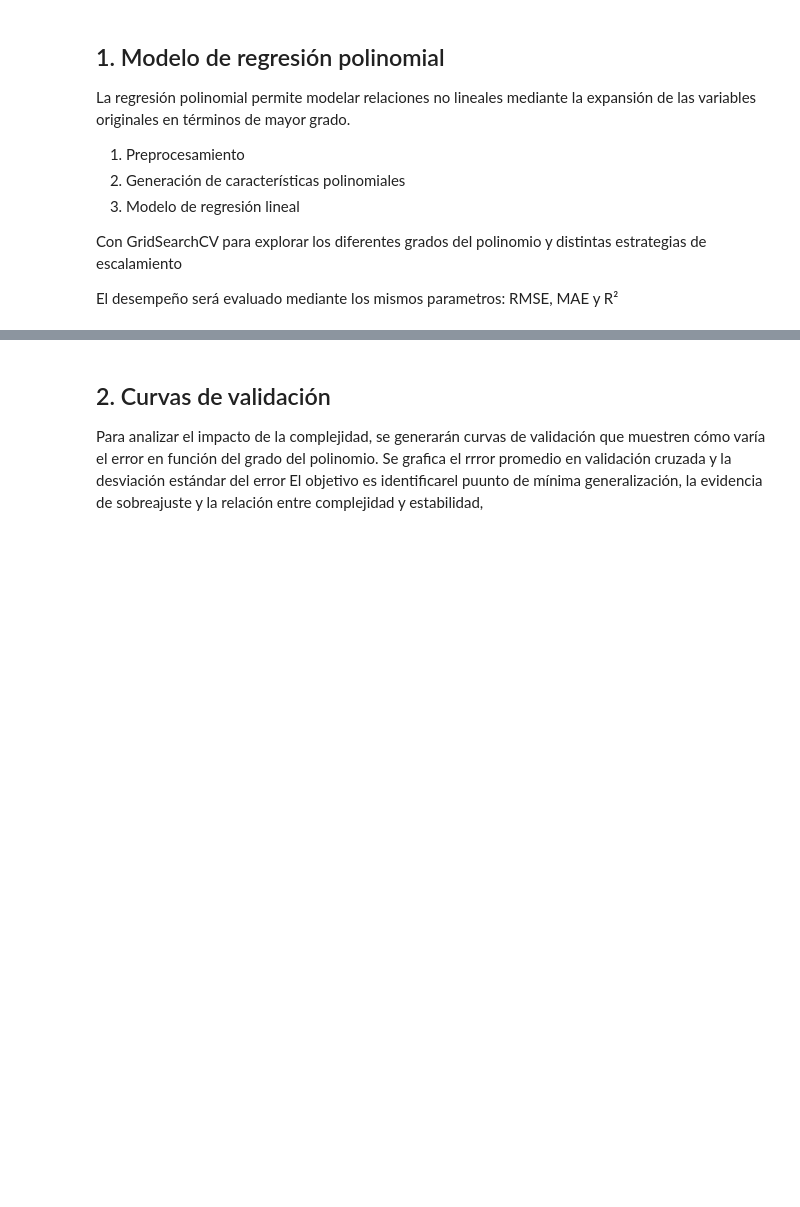
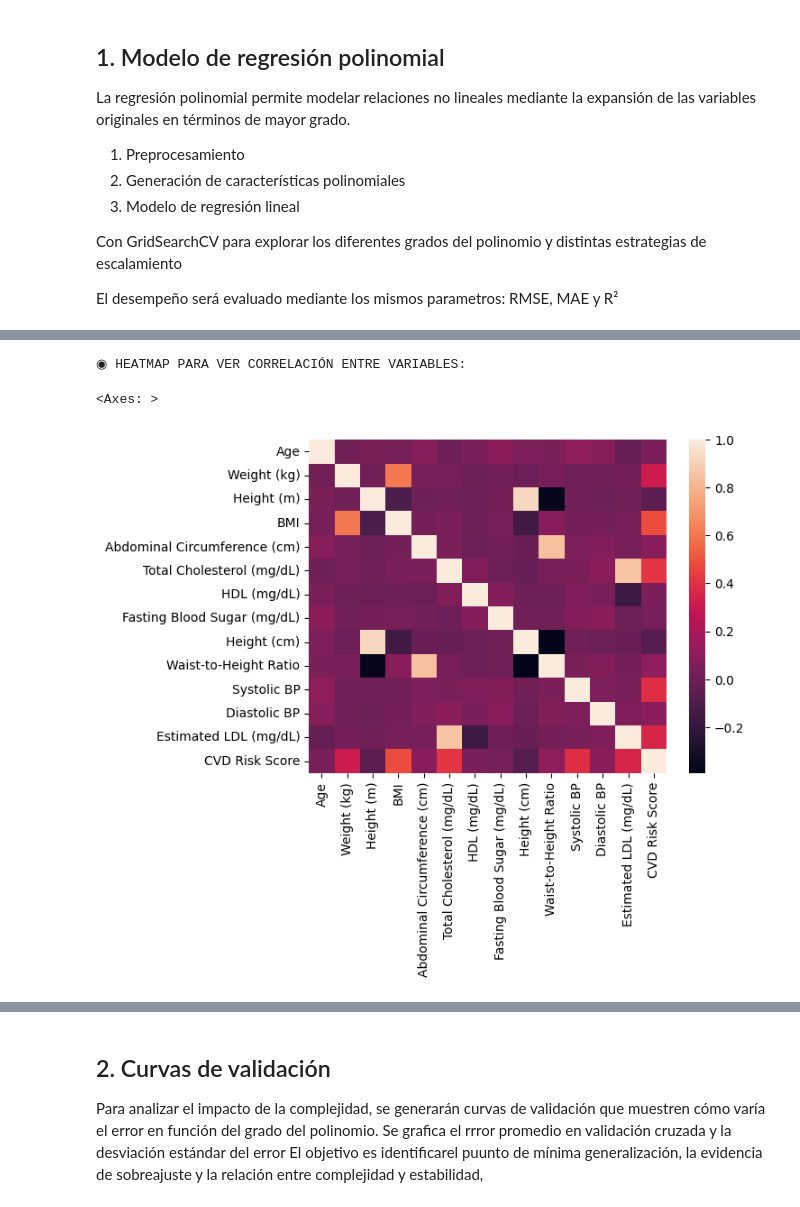
Before and after one commit to lfelipesales/Laboratorios-AprendizajeDeMaquina, a Jupyter notebook: LAB2/Laboratorio2.ipynb, the cells around one changed output, grey strips where cells are left out. Drawn from its saved outputs; the diff is of its cells as text; code cells hidden in the pictures; blank space fills up the shorter version.

```diff
--- a/LAB2/Laboratorio2.ipynb
+++ b/LAB2/Laboratorio2.ipynb
@@ -61,3 +74,12 @@ Duplicados eliminados: 261 (quedan 1349)
+# %%
+Q1 = df["CVD Risk Score"].quantile(0.05)
+Q3 = df["CVD Risk Score"].quantile(0.95)
+IQR = Q3 - Q1
+
+lower = Q1 - 1.5 * IQR
+upper = Q3 + 1.5 * IQR
+
+df = df[(df["CVD Risk Score"] >= lower) & (df["CVD Risk Score"] <= upper)]
 # %% [markdown]
 ## División del conjunto de datos
 
@@ -79,0 +162,7 @@ El desempeño será evaluado mediante los mismos parametros: RMSE, MAE y R²
+# %%
+print("\n\n◉ HEATMAP PARA VER CORRELACIÓN ENTRE VARIABLES:\n")
+sns.heatmap(df.corr(numeric_only=True))
+# %% [output]
+◉ HEATMAP PARA VER CORRELACIÓN ENTRE VARIABLES:
+<Axes: >
+[figure, added]
```
Also changed, not shown: parts of 40 cells of this notebook.
